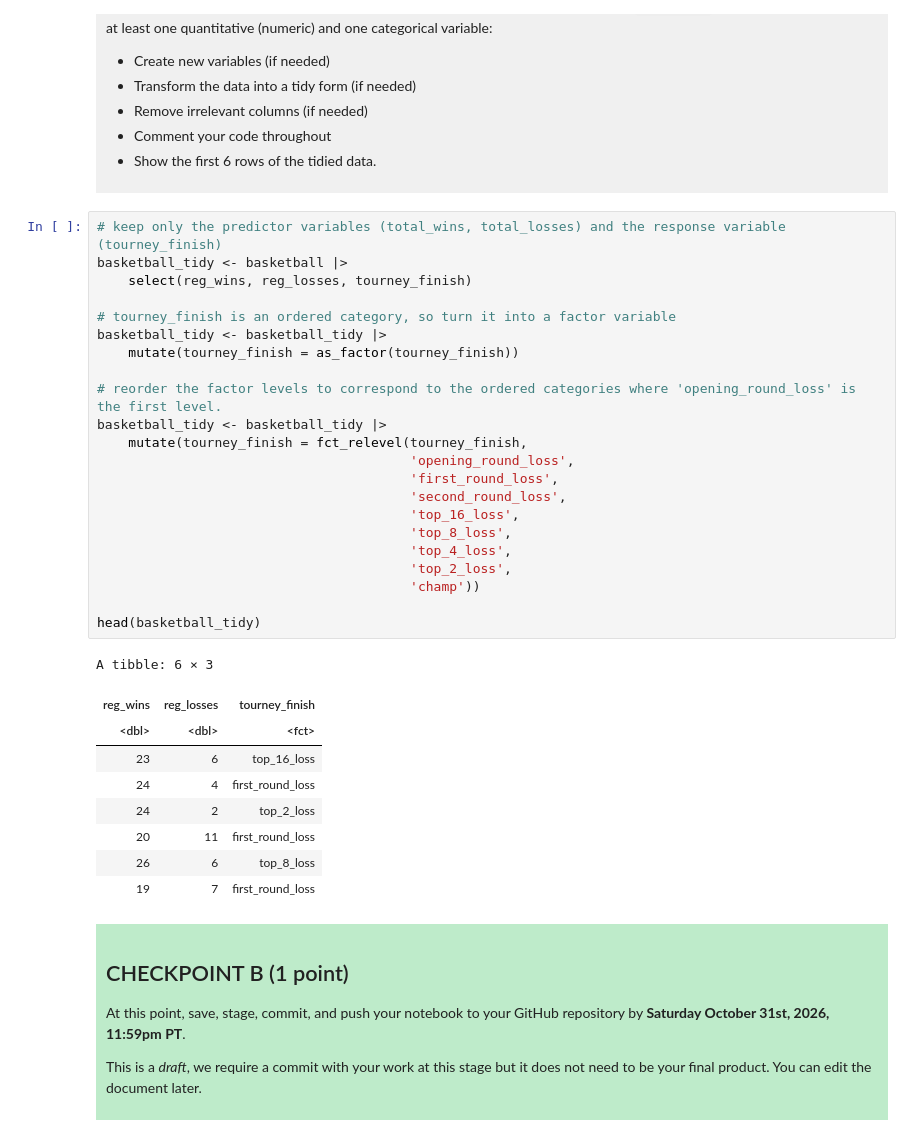
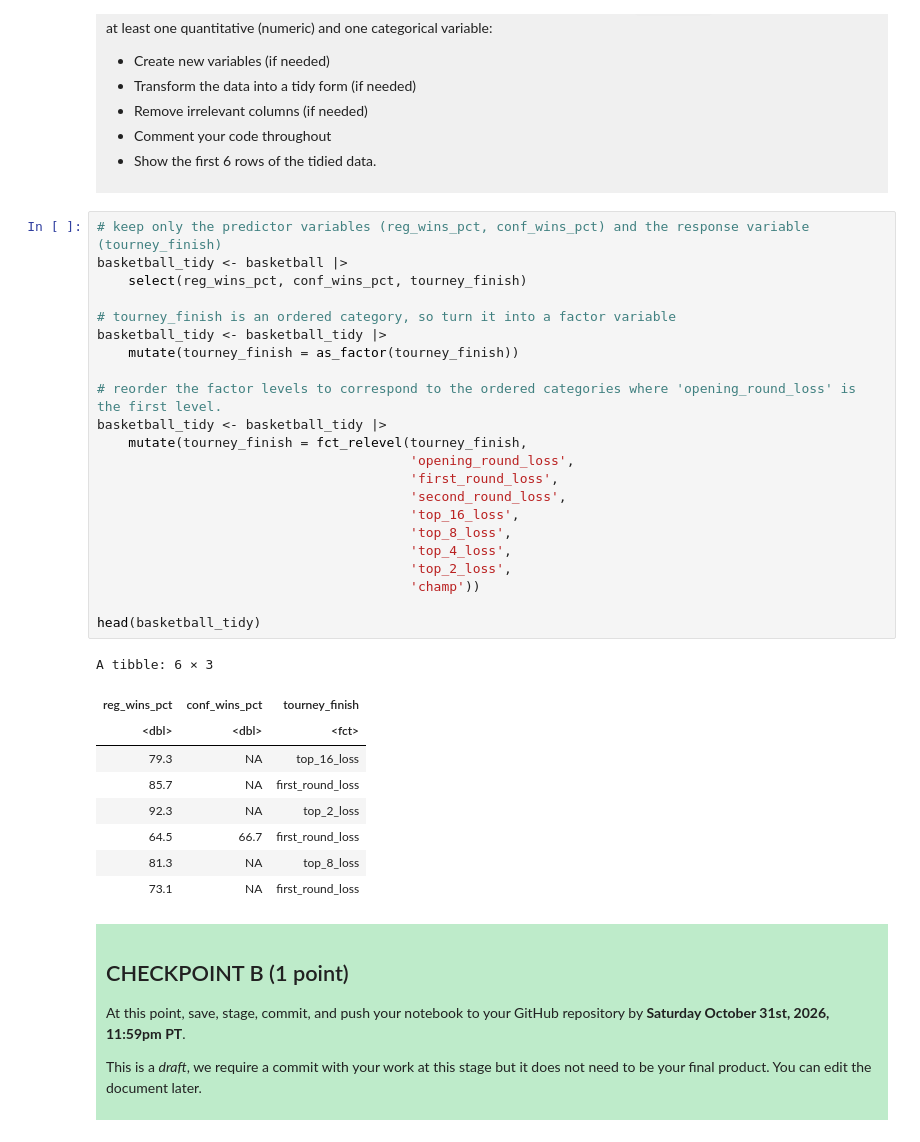
Before and after one commit to cliupatra/dsci-100-project-alexis-liu, a Jupyter notebook: dsci-100-project-notebook.ipynb, the cells around one changed output. Saved outputs shown, nothing was run; the diff lists cells and outputs as text.

```diff
--- a/dsci-100-project-notebook.ipynb
+++ b/dsci-100-project-notebook.ipynb
@@ -220,37 +220,37 @@ Produce a tidy data set that could be used to answer your research question usin
 
 </div>
 # %%
-# keep only the predictor variables (total_wins, total_losses) and the response variable (tourney_finish)
+# keep only the predictor variables (reg_wins_pct, conf_wins_pct) and the response variable (tourney_finish)
 basketball_tidy <- basketball |>
-    select(reg_wins, reg_losses, tourney_finish)
+    select(reg_wins_pct, conf_wins_pct, tourney_finish)
 
 # tourney_finish is an ordered category, so turn it into a factor variable
 basketball_tidy <- basketball_tidy |>
     mutate(tourney_finish = as_factor(tourney_finish))
 
 # reorder the factor levels to correspond to the ordered categories where 'opening_round_loss' is the first level.
 basketball_tidy <- basketball_tidy |>
     mutate(tourney_finish = fct_relevel(tourney_finish,
                                         'opening_round_loss',
                                         'first_round_loss',
                                         'second_round_loss',
                                         'top_16_loss',
                                         'top_8_loss',
                                         'top_4_loss',
                                         'top_2_loss',
                                         'champ'))
 
 head(basketball_tidy)
 # %% [output]
 A tibble: 6 × 3
-| reg_wins | reg_losses | tourney_finish |
+| reg_wins_pct | conf_wins_pct | tourney_finish |
 | <dbl> | <dbl> | <fct> |
-| 23 | 6 | top_16_loss |
-| 24 | 4 | first_round_loss |
-| 24 | 2 | top_2_loss |
-| 20 | 11 | first_round_loss |
-| 26 | 6 | top_8_loss |
-| 19 | 7 | first_round_loss |
+| 79.3 | NA | top_16_loss |
+| 85.7 | NA | first_round_loss |
+| 92.3 | NA | top_2_loss |
+| 64.5 | 66.7 | first_round_loss |
+| 81.3 | NA | top_8_loss |
+| 73.1 | NA | first_round_loss |
 # %% [markdown]
 <div style="background-color: #beebca; padding: 10px;">
 
```
Also changed, not shown: parts of 9 cells of this notebook.
